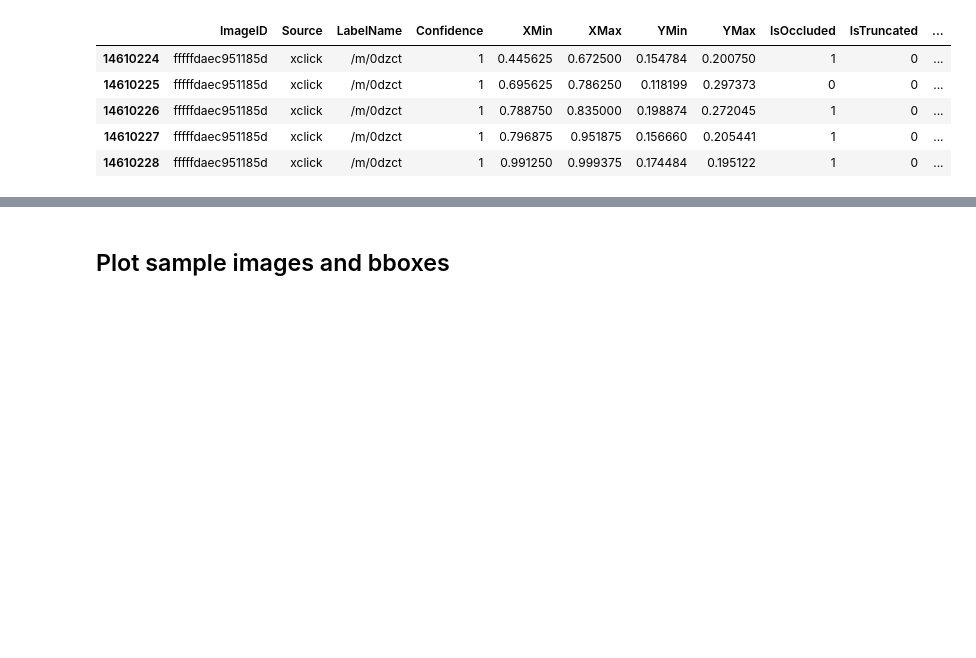
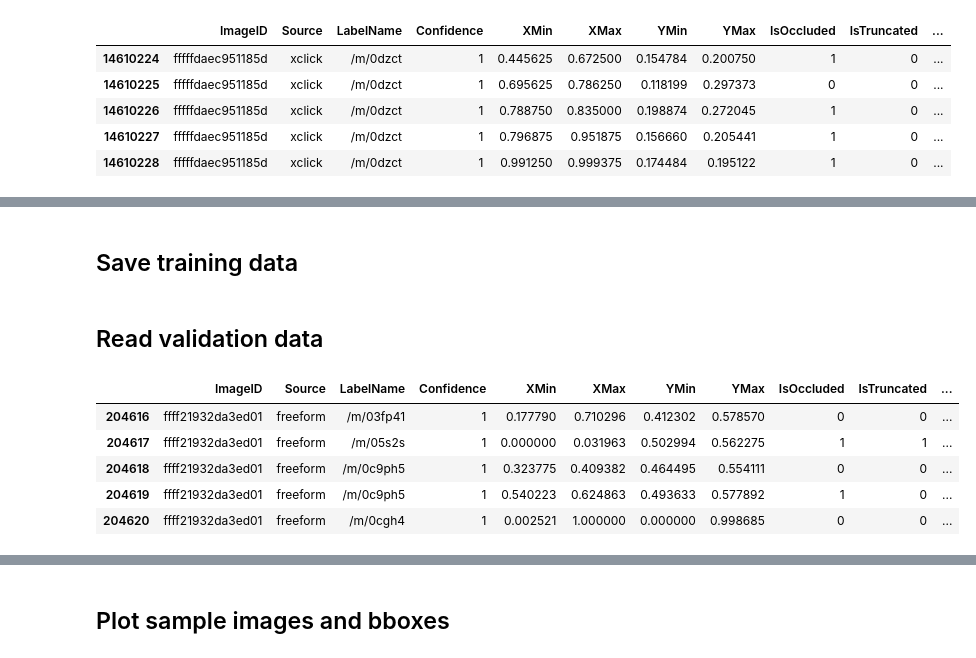
Before and after one commit to kwea123/fish_detection, a Jupyter notebook: read_fish.ipynb, the cells around one changed output, grey strips where cells are left out. Saved outputs shown, nothing was run; the diff lists cells and outputs as text; code cells hidden in the pictures; blank space fills up the shorter version.

```diff
--- a/read_fish.ipynb
+++ b/read_fish.ipynb
@@ -36,0 +58,2 @@ df = df.reset_index(drop=True)
+# %% [markdown]
+## Save training data
@@ -37 +62,13 @@ df = df.reset_index(drop=True)
+# %% [markdown]
+## Read validation data
+# %%
+df = pd.read_csv('/root/data/annotations/validation/validation-annotations-bbox.csv')
+df.tail()
+# %% [output]
+|  | ImageID | Source | LabelName | Confidence | XMin | XMax | YMin | YMax | IsOccluded | IsTruncated | ... |
+| 204616 | ffff21932da3ed01 | freeform | /m/03fp41 | 1 | 0.177790 | 0.710296 | 0.412302 | 0.578570 | 0 | 0 | ... |
+| 204617 | ffff21932da3ed01 | freeform | /m/05s2s | 1 | 0.000000 | 0.031963 | 0.502994 | 0.562275 | 1 | 1 | ... |
+| 204618 | ffff21932da3ed01 | freeform | /m/0c9ph5 | 1 | 0.323775 | 0.409382 | 0.464495 | 0.554111 | 0 | 0 | ... |
+| 204619 | ffff21932da3ed01 | freeform | /m/0c9ph5 | 1 | 0.540223 | 0.624863 | 0.493633 | 0.577892 | 1 | 0 | ... |
+| 204620 | ffff21932da3ed01 | freeform | /m/0cgh4 | 1 | 0.002521 | 1.000000 | 0.000000 | 0.998685 | 0 | 0 | ... |
 # %%
```
Also changed, not shown: parts of 9 cells of this notebook, 4 other files.
